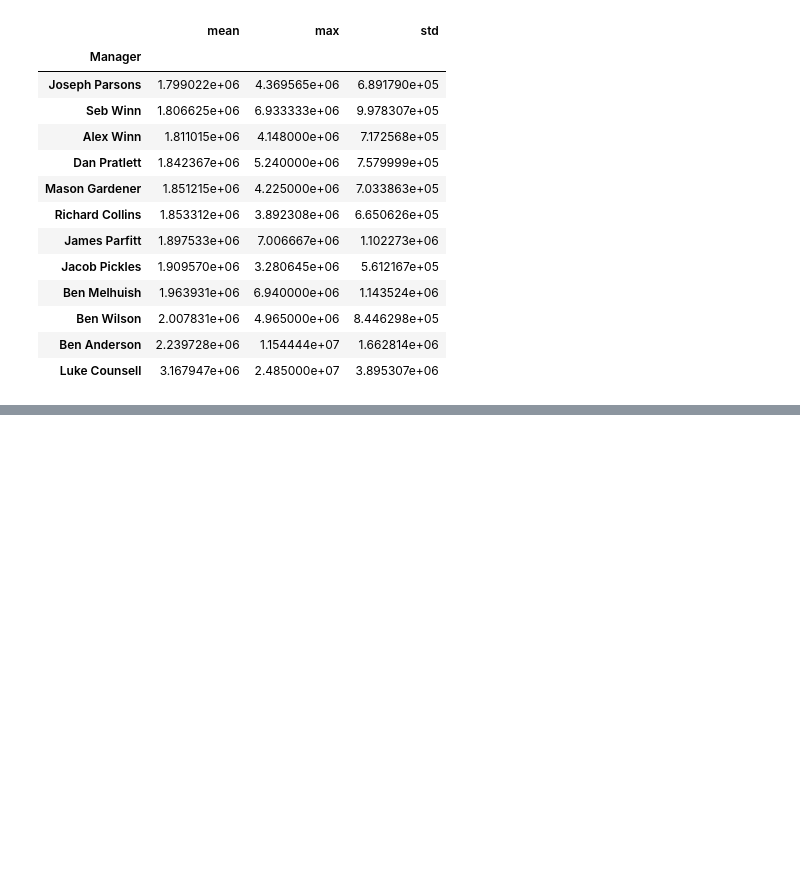
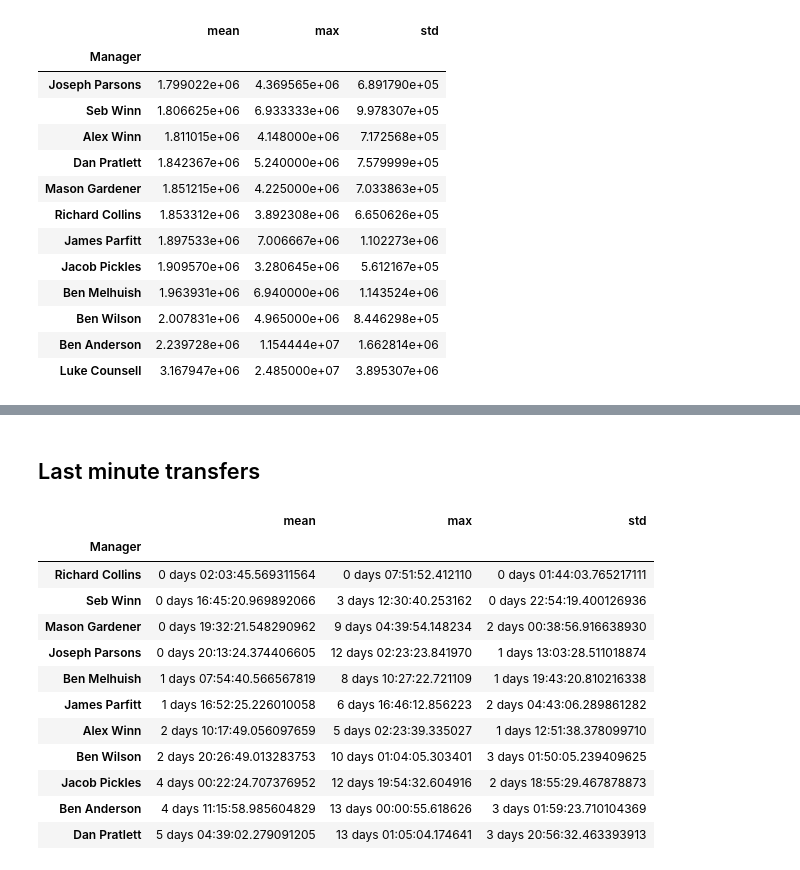
Before and after one commit to RACollins/fpl-forecast-optimise, a Jupyter notebook: notebooks/3.0-awards-calc.ipynb, the cells around one changed output, grey strips where cells are left out. Saved outputs shown, nothing was run; the diff lists cells and outputs as text; code cells hidden in the pictures; blank space fills up the shorter version.

```diff
--- a/notebooks/3.0-awards-calc.ipynb
+++ b/notebooks/3.0-awards-calc.ipynb
@@ -228,0 +219,42 @@ roi_df
+# %% [markdown]
+## Last minute transfers
+# %%
+transfers_df = ldo.transfers_df.copy()
+bootstrap_static_events_df = ldo.bootstrap_static_events_df.copy()
+
+### Merge dataframes
+merged_df = pd.merge(
+    left=transfers_df,
+    right=bootstrap_static_events_df.loc[:, ["id", "deadline_time"]],
+    left_on=["GW"],
+    right_on=["id"],
+    how="outer",
+)
+### Convert to datetimes
+merged_df["time"] = pd.to_datetime(merged_df["time"])
+merged_df["deadline_time"] = pd.to_datetime(merged_df["deadline_time"])
+
+### Find time difference
+merged_df["time_before_deadline"] = merged_df["deadline_time"] - merged_df["time"]
+
+### Groupby and mean
+time_before_deadline_df = (
+    merged_df.groupby("Manager")["time_before_deadline"]
+    .agg(["mean", "max", std])
+    .sort_values(by=["mean"], ascending=True)
+)
+time_before_deadline_df
+# %% [output]
+|  | mean | max | std |
+| Manager |  |  |  |
+| Richard Collins | 0 days 02:03:45.569311564 | 0 days 07:51:52.412110 | 0 days 01:44:03.765217111 |
+| Seb Winn | 0 days 16:45:20.969892066 | 3 days 12:30:40.253162 | 0 days 22:54:19.400126936 |
+| Mason Gardener | 0 days 19:32:21.548290962 | 9 days 04:39:54.148234 | 2 days 00:38:56.916638930 |
+| Joseph Parsons | 0 days 20:13:24.374406605 | 12 days 02:23:23.841970 | 1 days 13:03:28.511018874 |
+| Ben Melhuish | 1 days 07:54:40.566567819 | 8 days 10:27:22.721109 | 1 days 19:43:20.810216338 |
+| James Parfitt | 1 days 16:52:25.226010058 | 6 days 16:46:12.856223 | 2 days 04:43:06.289861282 |
+| Alex Winn | 2 days 10:17:49.056097659 | 5 days 02:23:39.335027 | 1 days 12:51:38.378099710 |
+| Ben Wilson | 2 days 20:26:49.013283753 | 10 days 01:04:05.303401 | 3 days 01:50:05.239409625 |
+| Jacob Pickles | 4 days 00:22:24.707376952 | 12 days 19:54:32.604916 | 2 days 18:55:29.467878873 |
+| Ben Anderson | 4 days 11:15:58.985604829 | 13 days 00:00:55.618626 | 3 days 01:59:23.710104369 |
+| Dan Pratlett | 5 days 04:39:02.279091205 | 13 days 01:05:04.174641 | 3 days 20:56:32.463393913 |
```
Also changed, not shown: parts of 11 cells of this notebook.
